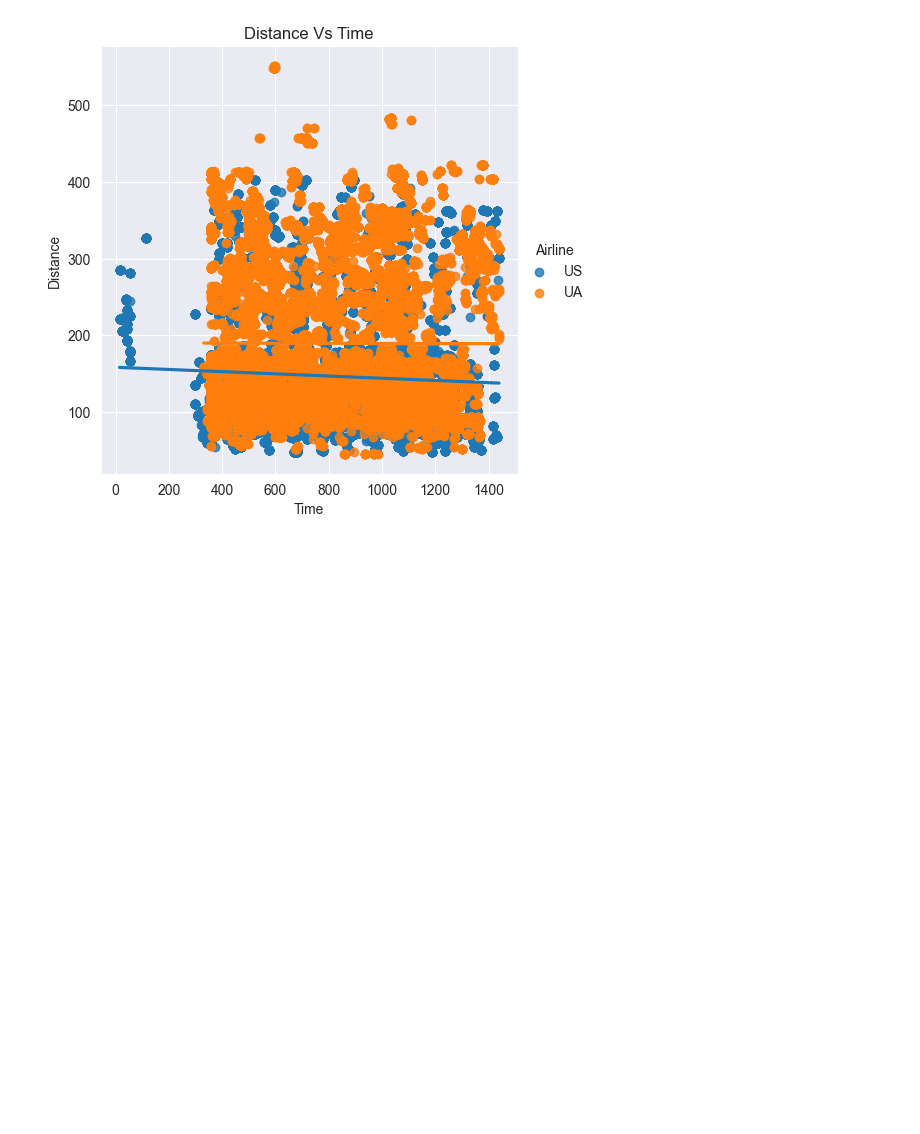
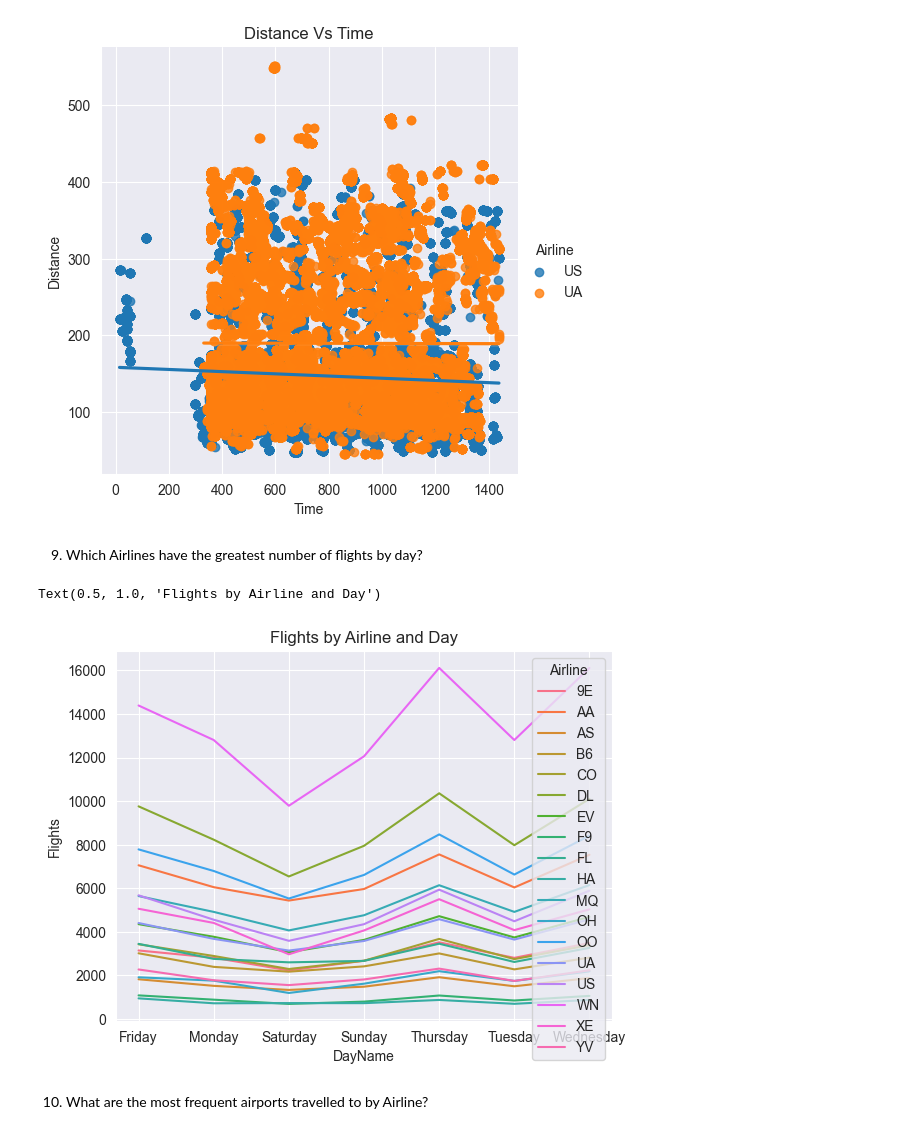
Before and after one commit to Ethan07914/flight_data_insight, a Jupyter notebook: main.ipynb, the cells around one changed output. Cells and saved outputs as stored; diff of their text form; code cells hidden in the pictures; blank space fills up the shorter version.

Commit message:
Flights by Airline and Day

```diff
--- a/main.ipynb
+++ b/main.ipynb
@@ -238,3 +240,16 @@ Enter the index of the Airline you would like to compare to:
 US
 Text(0.5, 1.0, 'Distance Vs Time')
 [figure]
+# %% [markdown]
+9. Which Airlines have the greatest number of flights by day?
+# %%
+day_as_name.head()
+ByAirlineAndDay = day_as_name.groupby(['Airline', 'DayName']).Time.count().reset_index().rename(columns={'Time':'Flights'})
+ByAirlineAndDay.head()
+sns.lineplot(x='DayName', y='Flights', data=ByAirlineAndDay, hue='Airline')
+plt.title('Flights by Airline and Day')
+# %% [output]
+Text(0.5, 1.0, 'Flights by Airline and Day')
+[figure, added]
+# %% [markdown]
+10. What are the most frequent airports travelled to by Airline?
```
Also changed, not shown: parts of 2 cells of this notebook.
